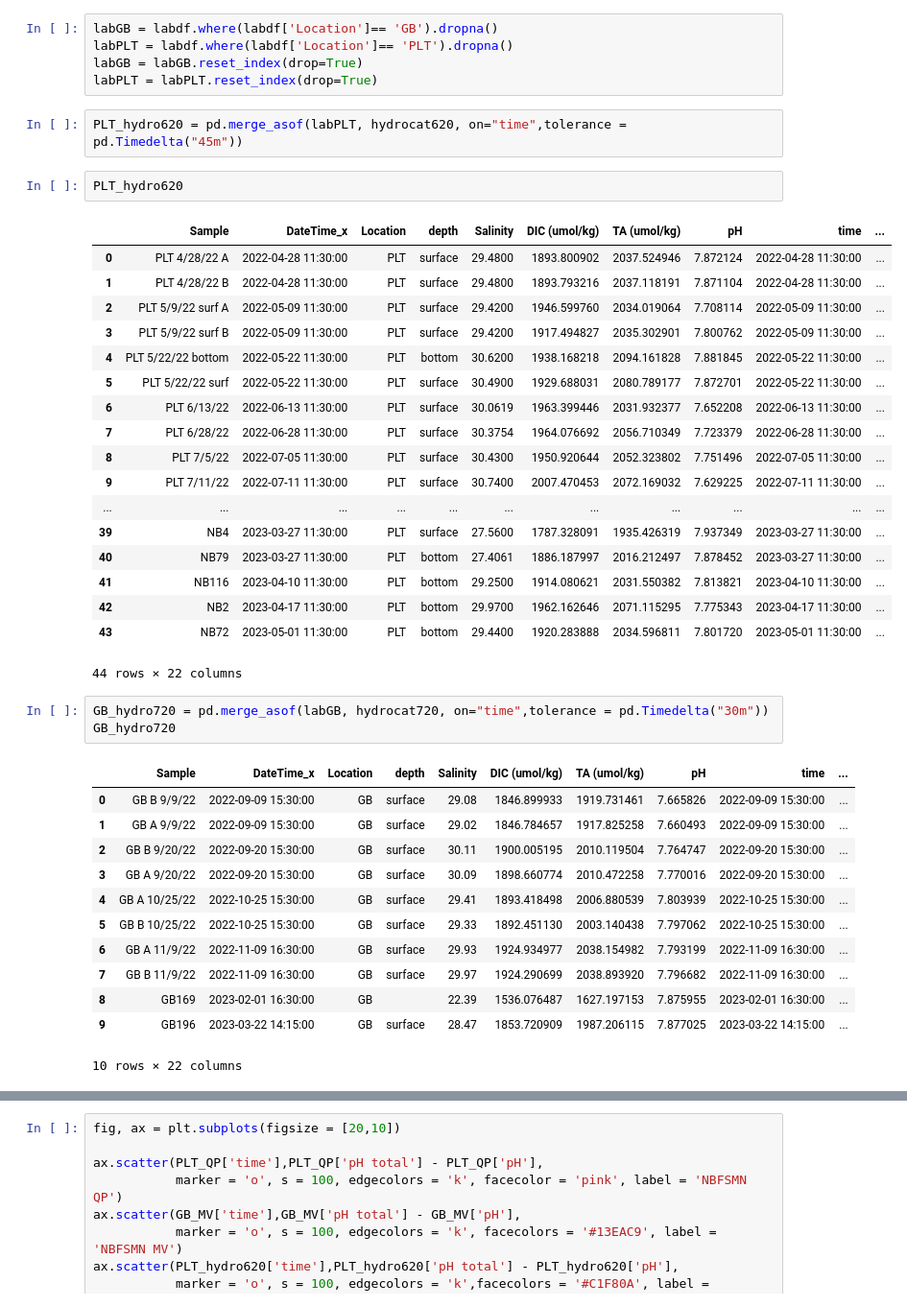
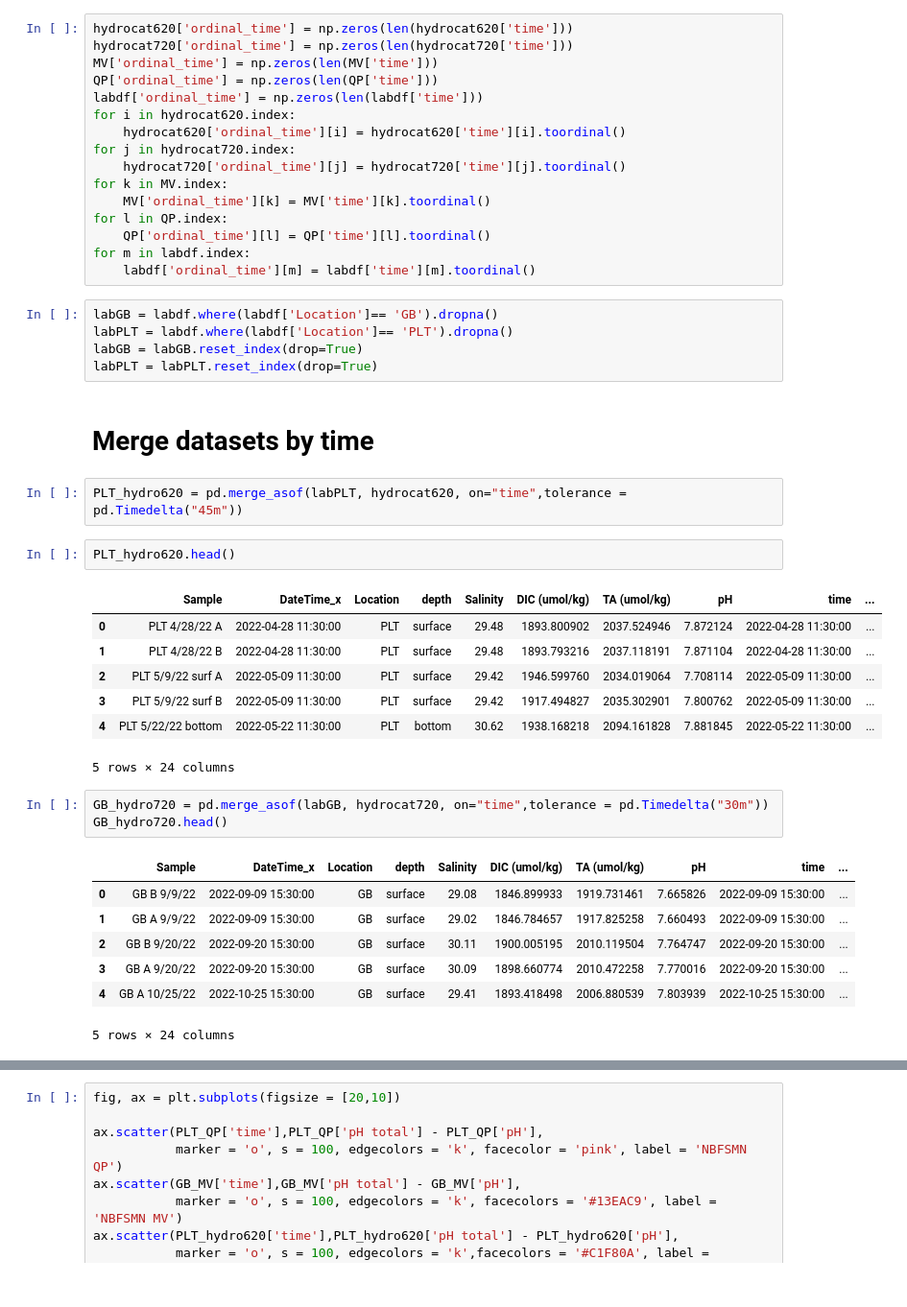
Before and after one commit to abby-baskind/phyto, a Jupyter notebook: QAQC_TimeSeries.ipynb, the cells around one changed output, grey strips where cells are left out. Shown at 96% size. Cells and saved outputs as stored; diff of their text form.

```diff
--- a/QAQC_TimeSeries.ipynb
+++ b/QAQC_TimeSeries.ipynb
@@ -503,37 +514,44 @@ QP["time"] = pd.to_datetime(QP['DateTime'])
 labdf = PLT.get_lab_samples('https://docs.google.com/spreadsheets/d/17FFbtUuhUS4UtxB-OjKIP2wCYJoEAmaW6VaHQPcup9U/edit#gid=0.', 'Sheet1')
 # %%
 labdf["time"] = pd.to_datetime(labdf['DateTime'])
+# %%
+hydrocat620['ordinal_time'] = np.zeros(len(hydrocat620['time']))
+hydrocat720['ordinal_time'] = np.zeros(len(hydrocat720['time']))
+MV['ordinal_time'] = np.zeros(len(MV['time']))
+QP['ordinal_time'] = np.zeros(len(QP['time']))
+labdf['ordinal_time'] = np.zeros(len(labdf['time']))
+for i in hydrocat620.index:
+    hydrocat620['ordinal_time'][i] = hydrocat620['time'][i].toordinal()
+for j in hydrocat720.index:
+    hydrocat720['ordinal_time'][j] = hydrocat720['time'][j].toordinal()
+for k in MV.index:
+    MV['ordinal_time'][k] = MV['time'][k].toordinal()
+for l in QP.index:
+    QP['ordinal_time'][l] = QP['time'][l].toordinal()
+for m in labdf.index:
+    labdf['ordinal_time'][m] = labdf['time'][m].toordinal()
 # %%
 labGB = labdf.where(labdf['Location']== 'GB').dropna()
 labPLT = labdf.where(labdf['Location']== 'PLT').dropna()
 labGB = labGB.reset_index(drop=True)
 labPLT = labPLT.reset_index(drop=True)
+# %% [markdown]
+# Merge datasets by time
 # %%
 PLT_hydro620 = pd.merge_asof(labPLT, hydrocat620, on="time",tolerance = pd.Timedelta("45m"))
 # %%
-PLT_hydro620
+PLT_hydro620.head()
 # %% [output]
 |  | Sample | DateTime_x | Location | depth | Salinity | DIC (umol/kg) | TA (umol/kg) | pH | time | ... |
-| 0 | PLT 4/28/22 A | 2022-04-28 11:30:00 | PLT | surface | 29.4800 | 1893.800902 | 2037.524946 | 7.872124 | 2022-04-28 11:30:00 | ... |
-| 1 | PLT 4/28/22 B | 2022-04-28 11:30:00 | PLT | surface | 29.4800 | 1893.793216 | 2037.118191 | 7.871104 | 2022-04-28 11:30:00 | ... |
-| 2 | PLT 5/9/22 surf A | 2022-05-09 11:30:00 | PLT | surface | 29.4200 | 1946.599760 | 2034.019064 | 7.708114 | 2022-05-09 11:30:00 | ... |
-| 3 | PLT 5/9/22 surf B | 2022-05-09 11:30:00 | PLT | surface | 29.4200 | 1917.494827 | 2035.302901 | 7.800762 | 2022-05-09 11:30:00 | ... |
-| 4 | PLT 5/22/22 bottom | 2022-05-22 11:30:00 | PLT | bottom | 30.6200 | 1938.168218 | 2094.161828 | 7.881845 | 2022-05-22 11:30:00 | ... |
-| 5 | PLT 5/22/22 surf | 2022-05-22 11:30:00 | PLT | surface | 30.4900 | 1929.688031 | 2080.789177 | 7.872701 | 2022-05-22 11:30:00 | ... |
-| 6 | PLT 6/13/22 | 2022-06-13 11:30:00 | PLT | surface | 30.0619 | 1963.399446 | 2031.932377 | 7.652208 | 2022-06-13 11:30:00 | ... |
-| 7 | PLT 6/28/22 | 2022-06-28 11:30:00 | PLT | surface | 30.3754 | 1964.076692 | 2056.710349 | 7.723379 | 2022-06-28 11:30:00 | ... |
-| 8 | PLT 7/5/22 | 2022-07-05 11:30:00 | PLT | surface | 30.4300 | 1950.920644 | 2052.323802 | 7.751496 | 2022-07-05 11:30:00 | ... |
-| 9 | PLT 7/11/22 | 2022-07-11 11:30:00 | PLT | surface | 30.7400 | 2007.470453 | 2072.169032 | 7.629225 | 2022-07-11 11:30:00 | ... |
-| ... | ... | ... | ... | ... | ... | ... | ... | ... | ... | ... |
-| 39 | NB4 | 2023-03-27 11:30:00 | PLT | surface | 27.5600 | 1787.328091 | 1935.426319 | 7.937349 | 2023-03-27 11:30:00 | ... |
-| 40 | NB79 | 2023-03-27 11:30:00 | PLT | bottom | 27.4061 | 1886.187997 | 2016.212497 | 7.878452 | 2023-03-27 11:30:00 | ... |
-| 41 | NB116 | 2023-04-10 11:30:00 | PLT | bottom | 29.2500 | 1914.080621 | 2031.550382 | 7.813821 | 2023-04-10 11:30:00 | ... |
-| 42 | NB2 | 2023-04-17 11:30:00 | PLT | bottom | 29.9700 | 1962.162646 | 2071.115295 | 7.775343 | 2023-04-17 11:30:00 | ... |
-| 43 | NB72 | 2023-05-01 11:30:00 | PLT | bottom | 29.4400 | 1920.283888 | 2034.596811 | 7.801720 | 2023-05-01 11:30:00 | ... |
+| 0 | PLT 4/28/22 A | 2022-04-28 11:30:00 | PLT | surface | 29.48 | 1893.800902 | 2037.524946 | 7.872124 | 2022-04-28 11:30:00 | ... |
+| 1 | PLT 4/28/22 B | 2022-04-28 11:30:00 | PLT | surface | 29.48 | 1893.793216 | 2037.118191 | 7.871104 | 2022-04-28 11:30:00 | ... |
+| 2 | PLT 5/9/22 surf A | 2022-05-09 11:30:00 | PLT | surface | 29.42 | 1946.599760 | 2034.019064 | 7.708114 | 2022-05-09 11:30:00 | ... |
+| 3 | PLT 5/9/22 surf B | 2022-05-09 11:30:00 | PLT | surface | 29.42 | 1917.494827 | 2035.302901 | 7.800762 | 2022-05-09 11:30:00 | ... |
+| 4 | PLT 5/22/22 bottom | 2022-05-22 11:30:00 | PLT | bottom | 30.62 | 1938.168218 | 2094.161828 | 7.881845 | 2022-05-22 11:30:00 | ... |
-44 rows × 22 columns
+5 rows × 24 columns
 # %%
 GB_hydro720 = pd.merge_asof(labGB, hydrocat720, on="time",tolerance = pd.Timedelta("30m"))
-GB_hydro720
+GB_hydro720.head()
 # %% [output]
 |  | Sample | DateTime_x | Location | depth | Salinity | DIC (umol/kg) | TA (umol/kg) | pH | time | ... |
 | 0 | GB B 9/9/22 | 2022-09-09 15:30:00 | GB | surface | 29.08 | 1846.899933 | 1919.731461 | 7.665826 | 2022-09-09 15:30:00 | ... |
@@ -541,11 +559,6 @@ GB_hydro720
 | 2 | GB B 9/20/22 | 2022-09-20 15:30:00 | GB | surface | 30.11 | 1900.005195 | 2010.119504 | 7.764747 | 2022-09-20 15:30:00 | ... |
 | 3 | GB A 9/20/22 | 2022-09-20 15:30:00 | GB | surface | 30.09 | 1898.660774 | 2010.472258 | 7.770016 | 2022-09-20 15:30:00 | ... |
 | 4 | GB A 10/25/22 | 2022-10-25 15:30:00 | GB | surface | 29.41 | 1893.418498 | 2006.880539 | 7.803939 | 2022-10-25 15:30:00 | ... |
-| 5 | GB B 10/25/22 | 2022-10-25 15:30:00 | GB | surface | 29.33 | 1892.451130 | 2003.140438 | 7.797062 | 2022-10-25 15:30:00 | ... |
-| 6 | GB A 11/9/22 | 2022-11-09 16:30:00 | GB | surface | 29.93 | 1924.934977 | 2038.154982 | 7.793199 | 2022-11-09 16:30:00 | ... |
-| 7 | GB B 11/9/22 | 2022-11-09 16:30:00 | GB | surface | 29.97 | 1924.290699 | 2038.893920 | 7.796682 | 2022-11-09 16:30:00 | ... |
-| 8 | GB169 | 2023-02-01 16:30:00 | GB |  | 22.39 | 1536.076487 | 1627.197153 | 7.875955 | 2023-02-01 16:30:00 | ... |
-| 9 | GB196 | 2023-03-22 14:15:00 | GB | surface | 28.47 | 1853.720909 | 1987.206115 | 7.877025 | 2023-03-22 14:15:00 | ... |
-10 rows × 22 columns
+5 rows × 24 columns
 # %%
 GB_MV = pd.merge_asof(labGB, MV, on="time",tolerance = pd.Timedelta("30m"))
```
Also changed, not shown: parts of 13 cells of this notebook, 2 other files.
